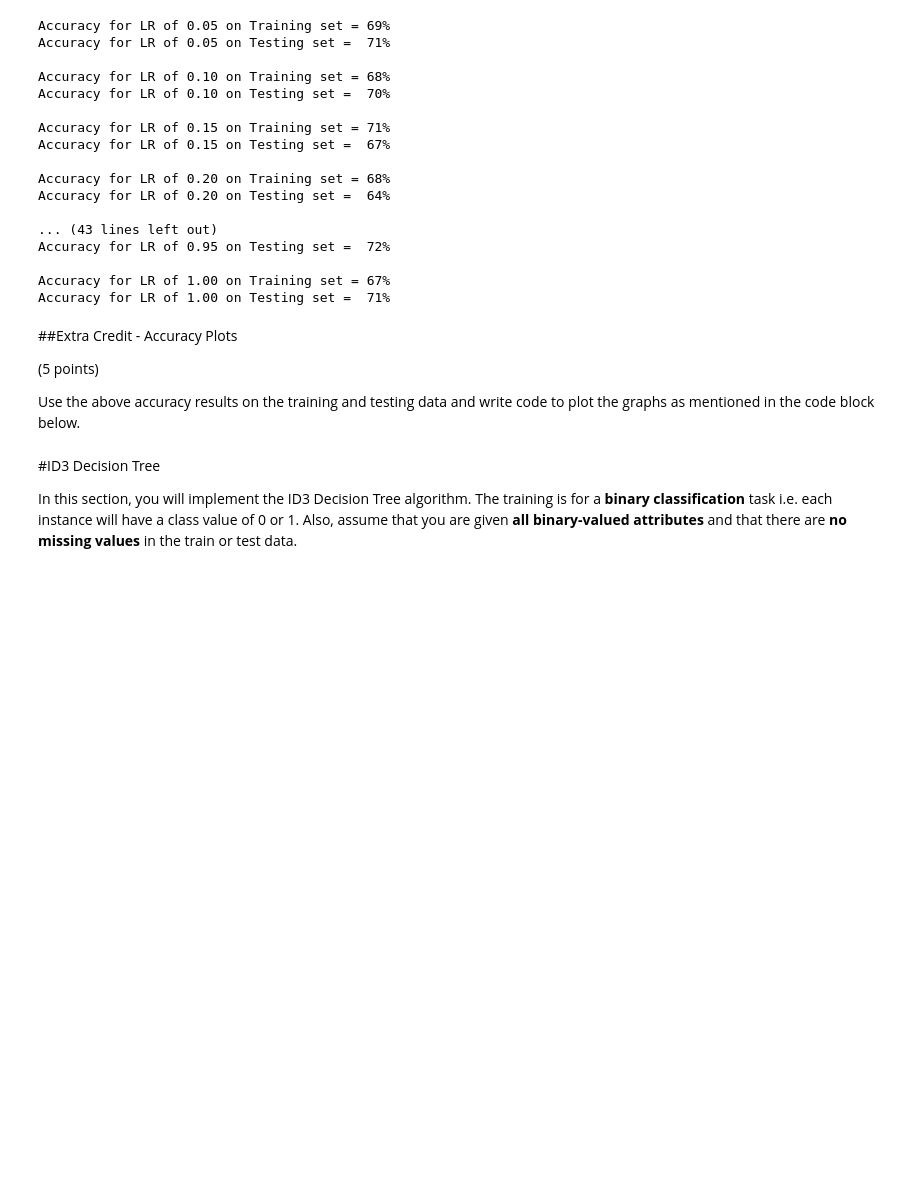
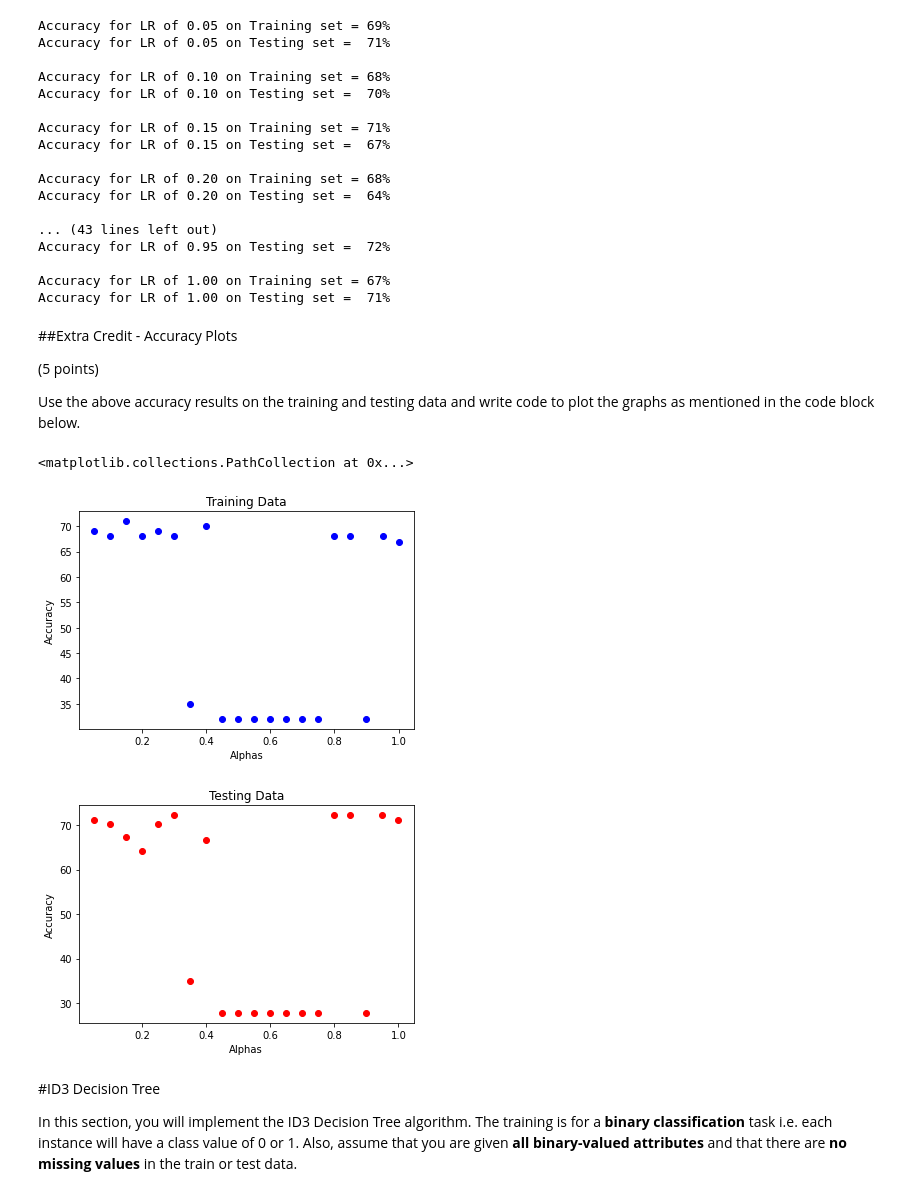
Before and after one commit to michaelchapa/ai_machineLearning_assign3, a Jupyter notebook: CS3793_5233_assignment3_dvo473.ipynb, the cells around one changed output. Saved outputs shown, nothing was run; the diff lists cells and outputs as text; code cells hidden in the pictures; blank space fills up the shorter version.

```diff
--- a/CS3793_5233_assignment3_dvo473.ipynb
+++ b/CS3793_5233_assignment3_dvo473.ipynb
@@ -66,6 +67,8 @@ rows2, attributes2 = testData.shape
 
 # Get all Learning Rates, from 0.05 to 1 (inclusive)
 alphas = []
+accuracyTrain = []
+accuracyTest = []
 alpha = 0.05
 while alpha <= 1.05:
     alphas.append(alpha)
@@ -94,6 +97,7 @@ for alpha in alphas:
             correctCount += 1
 
     accuracy = (correctCount / rows) * 100.0
+    accuracyTrain.append(accuracy)
     print("Accuracy for LR of %.2lf on Training set = %.0lf" \
           % (alpha, accuracy), end = "%\n")
 
@@ -107,6 +111,7 @@ for alpha in alphas:
             correctCount += 1
 
     accuracy = (correctCount / rows2) * 100.0
+    accuracyTest.append(accuracy)
     print("Accuracy for LR of %.2lf on Testing set =  %.0lf" \
           % (alpha, accuracy), end = "%\n")
 
@@ -144,3 +143,21 @@ Use the above accuracy results on the training and testing data and write code t
+# %%
+# plot Train
+f, ax = plt.subplots()
+ax.set_title("Training Data")
+ax.set_xlabel("Alphas")
+ax.set_ylabel("Accuracy")
+plt.scatter(alphas, accuracyTrain, color='blue')
+
+# plot Test
+f, ax = plt.subplots()
+ax.set_title("Testing Data")
+ax.set_xlabel("Alphas")
+ax.set_ylabel("Accuracy")
+plt.scatter(alphas, accuracyTest, color='red')
+# %% [output]
+<matplotlib.collections.PathCollection at 0x...>
+[figure, added]
+[figure, added]
 # %% [markdown]
 #ID3 Decision Tree
 
```
Also changed, not shown: parts of 2 cells of this notebook.
